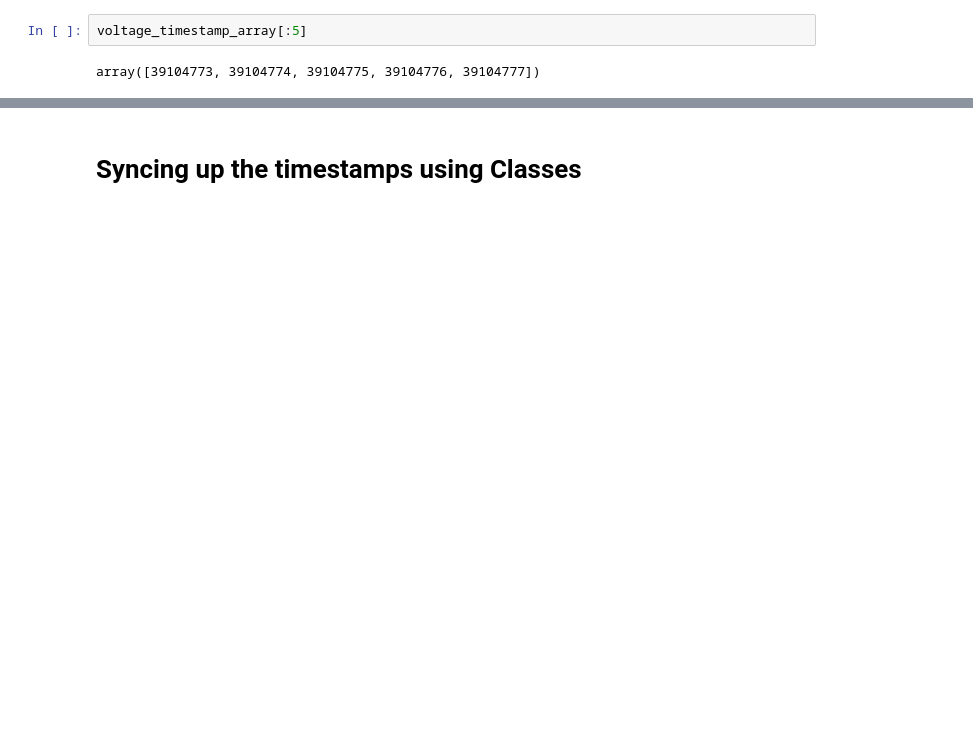
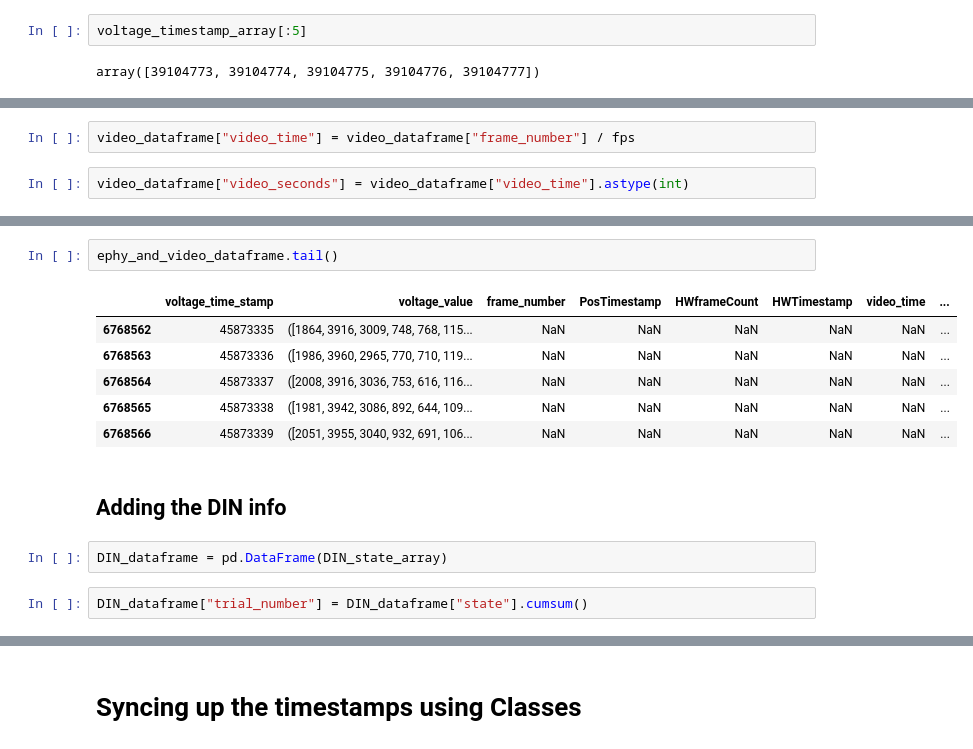
Before and after one commit to padillacoreanolab/spike_gadgets_repo, a Jupyter notebook: results/2022_09_13_timestamp_syncing/time_stamp_syncing.ipynb, the cells around one changed output, grey strips where cells are left out. Cells and saved outputs as stored; diff of their text form; blank space fills up the shorter version.

```diff
--- a/results/2022_09_13_timestamp_syncing/time_stamp_syncing.ipynb
+++ b/results/2022_09_13_timestamp_syncing/time_stamp_syncing.ipynb
@@ -803,0 +754,4 @@ KeyError: 'PosTimeStamp'
+# %%
+video_dataframe["video_time"] = video_dataframe["frame_number"] / fps
+# %%
+video_dataframe["video_seconds"] = video_dataframe["video_time"].astype(int)
@@ -803,0 +826,15 @@ KeyError: 'PosTimeStamp'
+# %%
+ephy_and_video_dataframe.tail()
+# %% [output]
+|  | voltage_time_stamp | voltage_value | frame_number | PosTimestamp | HWframeCount | HWTimestamp | video_time | ... |
+| 6768562 | 45873335 | ([1864, 3916, 3009, 748, 768, 115... | NaN | NaN | NaN | NaN | NaN | ... |
+| 6768563 | 45873336 | ([1986, 3960, 2965, 770, 710, 119... | NaN | NaN | NaN | NaN | NaN | ... |
+| 6768564 | 45873337 | ([2008, 3916, 3036, 753, 616, 116... | NaN | NaN | NaN | NaN | NaN | ... |
+| 6768565 | 45873338 | ([1981, 3942, 3086, 892, 644, 109... | NaN | NaN | NaN | NaN | NaN | ... |
+| 6768566 | 45873339 | ([2051, 3955, 3040, 932, 691, 106... | NaN | NaN | NaN | NaN | NaN | ... |
+# %% [markdown]
+## Adding the DIN info
+# %%
+DIN_dataframe = pd.DataFrame(DIN_state_array)
+# %%
+DIN_dataframe["trial_number"] = DIN_dataframe["state"].cumsum()
```
Also changed, not shown: parts of 92 cells of this notebook.
